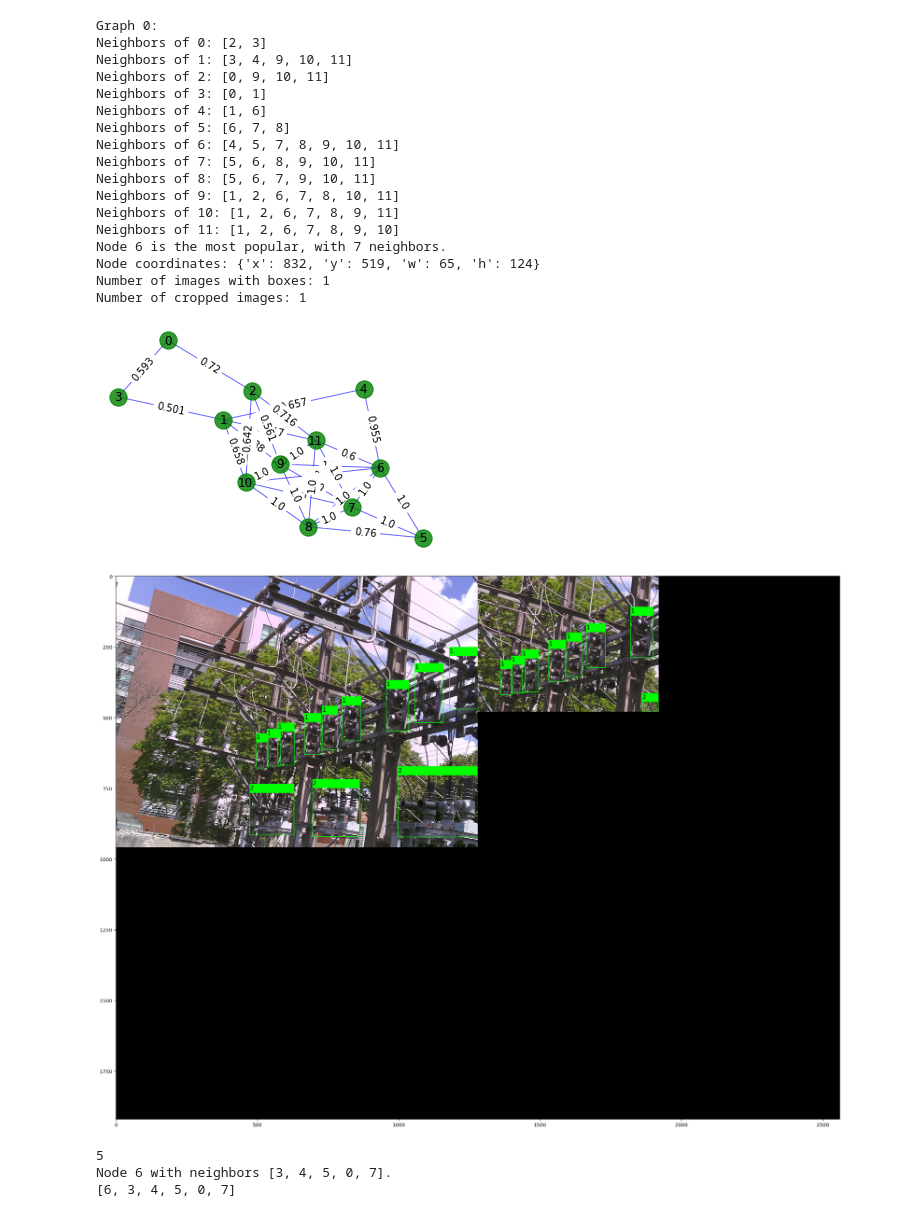
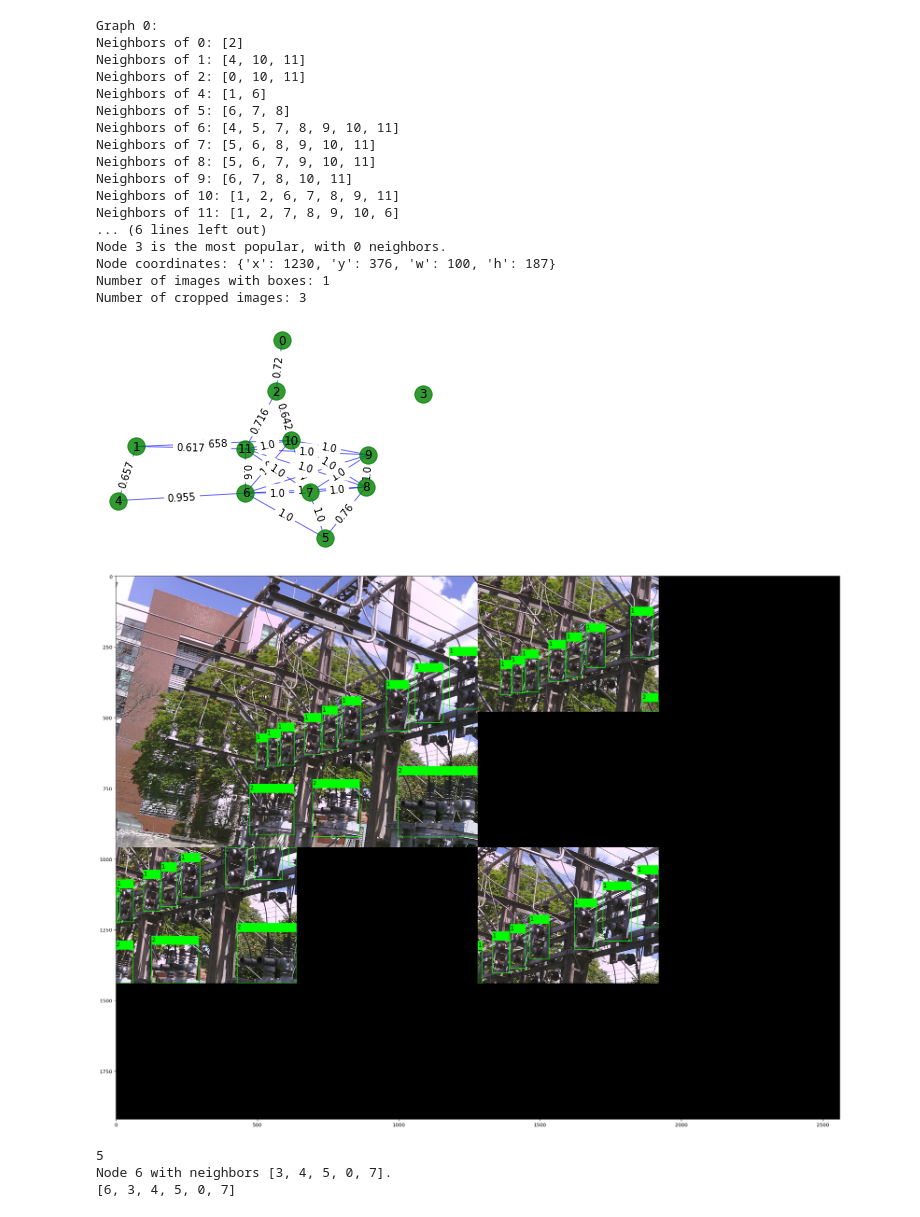
Before and after one commit to andreas-apg/yolo-aug, a Jupyter notebook: imgaug_crop.ipynb, the cells around one changed output. Drawn from its saved outputs; the diff is of its cells as text; code cells hidden in the pictures.

```diff
--- a/imgaug_crop.ipynb
+++ b/imgaug_crop.ipynb
@@ -79,9 +79,7 @@ def calculate_position(index, factor):
 
 def intersection(box1, box2):
     """
-    Video explanation of this function:
-    https://youtu.be/XXYG5ZWtjj0
-    This function calculates intersection over union (iou) given two
+    This function calculates intersection given two
     bounding boxes.
     Parameters:
         box1 (dict): Predictions of Bounding Boxes
@@ -138,7 +136,17 @@ def node_crop(bb_graph):
         crops.append(sub.nodes[popular_node])
         print("Node {} is the most popular, with {} neighbors.".format(popular_node, most_neighbors))
         print("Node coordinates: " + str(sub.nodes[popular_node]))
+
+        # if the subgraph is bigger than 3 nodes we also want to find the most isolated one
+        if(len(neighbors) > 3):
+            least_neighbors = min(len(item) for item in neighbors.values())
+            poor_node = [index for index in neighbors if len(neighbors[index]) == least_neighbors][0]
+            crops.append(sub.nodes[poor_node])
+            print("Node {} is the least popular, with {} neighbors. Isn't that sad?".format(poor_node, least_neighbors))
+            print("Node coordinates: " + str(sub.nodes[poor_node]))
+
         count+=1
+
     #print(crops)
     return crops
 
@@ -199,8 +207,8 @@ for im in image_list[3:4]:
                                         "h": h_factor
                                         },
                                         bb_graph.nodes[j])
-            # we only care if the candidate box j is at least 75% inside the crop window
-            if(area2*0.5 <= inter <= area2):
+            # we only care if the candidate box j is at least 60% inside the crop window
+            if(area2*0.6 <= inter <= area2):
                 bb_graph.add_edge(i,j)
                 #print(inter, area2)
                 # the weight is the ratio between the intersection and the area of the inner box
@@ -231,44 +239,44 @@ for im in image_list[3:4]:
         # remove later, for showing only
         draw_vec.append(bbs_aug.draw_on_image(image_aug, size=2))
 
         bb = bbs_to_bb(bbs_aug, w_factor, h_factor)
 
         aug_name = image_name.split("/")[-1].split(".")[0]
         # saving the image
         imageio.imwrite("./crop_images/" + aug_name + "_crop_" + str(count) + ".jpg", image_aug)
         #print(aug_name + "_aug_" + str(count))
         # saving the YOLO bb file
         df_bb = pd.DataFrame(bb, columns = ["label", "x", "y", "w", "h"])
         df_bb["label"] = df_bb["label"].astype(int)
         save_bb_txt(df_bb, "./crop_labels/" + aug_name + "_crop_" + str(count) + ".txt")
         augmented_count += 1
         count += 1
 
     image_count += 1
     print("Number of images with boxes: {}".format(image_count))
     print("Number of cropped images: {}".format(augmented_count))
 
     ia.ia.show_grid(draw_vec, rows=None, cols=None)
 # %% [output]
 Graph 0:
-Neighbors of 0: [2, 3]
-Neighbors of 1: [3, 4, 9, 10, 11]
-Neighbors of 2: [0, 9, 10, 11]
-Neighbors of 3: [0, 1]
+Neighbors of 0: [2]
+Neighbors of 1: [4, 10, 11]
+Neighbors of 2: [0, 10, 11]
 Neighbors of 4: [1, 6]
 Neighbors of 5: [6, 7, 8]
 Neighbors of 6: [4, 5, 7, 8, 9, 10, 11]
 Neighbors of 7: [5, 6, 8, 9, 10, 11]
 Neighbors of 8: [5, 6, 7, 9, 10, 11]
-Neighbors of 9: [1, 2, 6, 7, 8, 10, 11]
+Neighbors of 9: [6, 7, 8, 10, 11]
 Neighbors of 10: [1, 2, 6, 7, 8, 9, 11]
-Neighbors of 11: [1, 2, 6, 7, 8, 9, 10]
-Node 6 is the most popular, with 7 neighbors.
-Node coordinates: {'x': 832, 'y': 519, 'w': 65, 'h': 124}
+Neighbors of 11: [1, 2, 7, 8, 9, 10, 6]
+... (6 lines left out)
+Node 3 is the most popular, with 0 neighbors.
+Node coordinates: {'x': 1230, 'y': 376, 'w': 100, 'h': 187}
 Number of images with boxes: 1
-Number of cropped images: 1
+Number of cropped images: 3
-[figure, old version]
+[figure, new version]
-[figure, old version]
+[figure, new version]
 # %%
 neighbors = {}
 for node in bb_graph.nodes:
```
